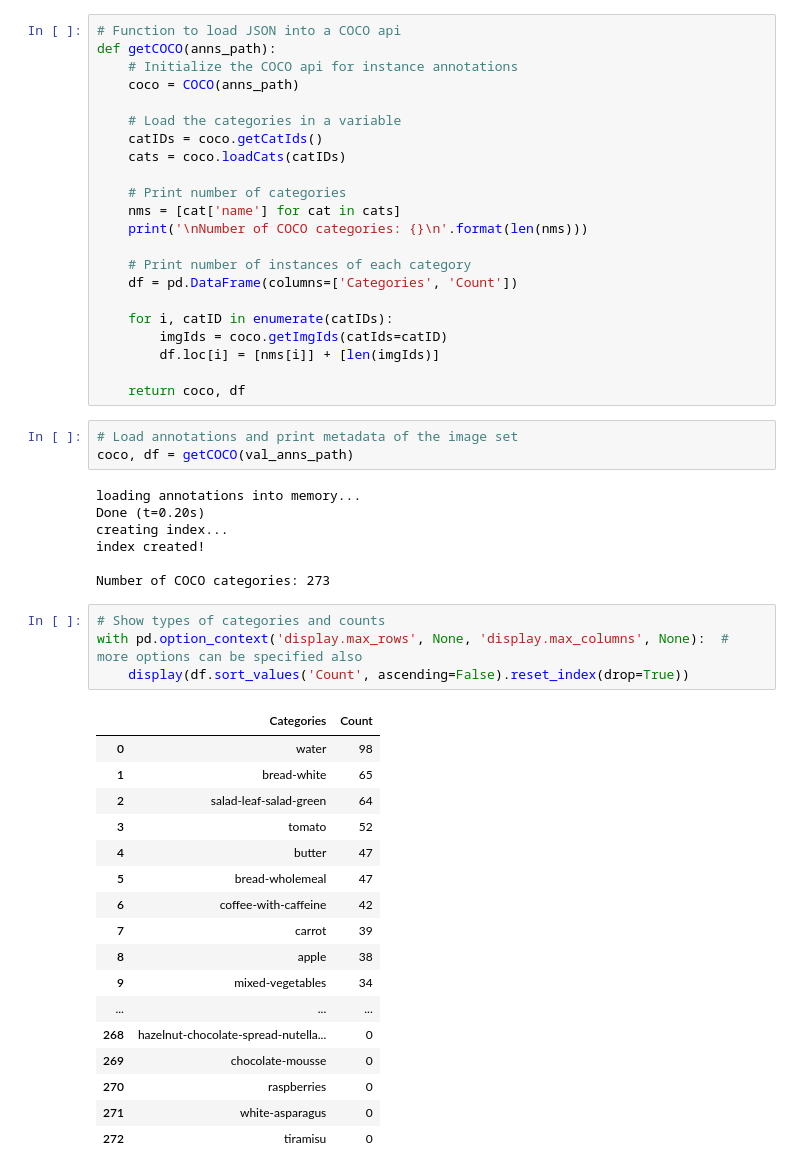
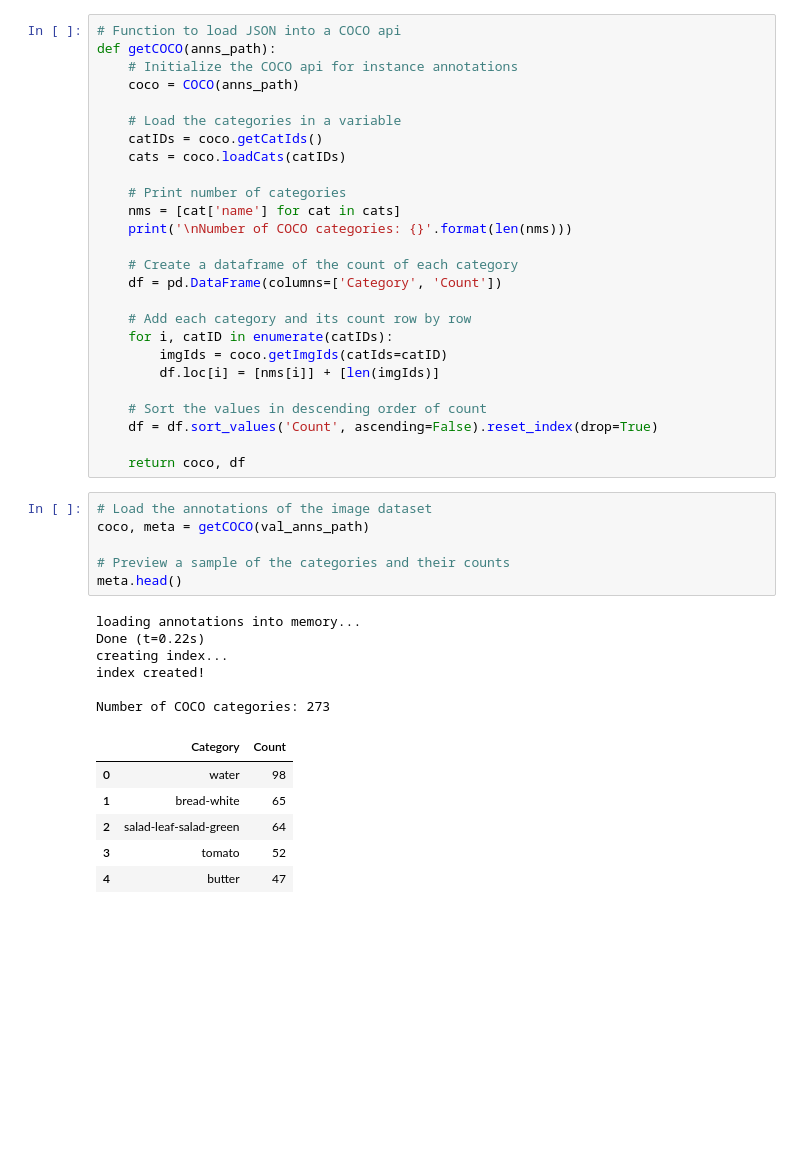
Before and after one commit to lucamarini22/food-recognition-challenge, a Jupyter notebook: food-recognition-challenge.ipynb, the cells around one changed output. Saved outputs shown, nothing was run; the diff lists cells and outputs as text; blank space fills up the shorter version.

```diff
--- a/food-recognition-challenge.ipynb
+++ b/food-recognition-challenge.ipynb
@@ -50,45 +53,36 @@ def getCOCO(anns_path):
 
     # Print number of categories
     nms = [cat['name'] for cat in cats]
-    print('\nNumber of COCO categories: {}\n'.format(len(nms)))
+    print('\nNumber of COCO categories: {}'.format(len(nms)))
 
-    # Print number of instances of each category
-    df = pd.DataFrame(columns=['Categories', 'Count'])
+    # Create a dataframe of the count of each category
+    df = pd.DataFrame(columns=['Category', 'Count'])
 
+    # Add each category and its count row by row
     for i, catID in enumerate(catIDs):
         imgIds = coco.getImgIds(catIds=catID)
         df.loc[i] = [nms[i]] + [len(imgIds)]
 
+    # Sort the values in descending order of count
+    df = df.sort_values('Count', ascending=False).reset_index(drop=True)
+
     return coco, df
 # %%
-# Load annotations and print metadata of the image set
-coco, df = getCOCO(val_anns_path)
+# Load the annotations of the image dataset
+coco, meta = getCOCO(val_anns_path)
+
+# Preview a sample of the categories and their counts
+meta.head()
 # %% [output]
 loading annotations into memory...
-Done (t=0.20s)
+Done (t=0.22s)
 creating index...
 index created!
 
 Number of COCO categories: 273
+|  | Category | Count |
+| 0 | water | 98 |
+| 1 | bread-white | 65 |
+| 2 | salad-leaf-salad-green | 64 |
+| 3 | tomato | 52 |
+| 4 | butter | 47 |
-# %%
-# Show types of categories and counts
-with pd.option_context('display.max_rows', None, 'display.max_columns', None):  # more options can be specified also
-    display(df.sort_values('Count', ascending=False).reset_index(drop=True))
-# %% [output]
-|  | Categories | Count |
-| 0 | water | 98 |
-| 1 | bread-white | 65 |
-| 2 | salad-leaf-salad-green | 64 |
-| 3 | tomato | 52 |
-| 4 | butter | 47 |
-| 5 | bread-wholemeal | 47 |
-| 6 | coffee-with-caffeine | 42 |
-| 7 | carrot | 39 |
-| 8 | apple | 38 |
-| 9 | mixed-vegetables | 34 |
-| ... | ... | ... |
-| 268 | hazelnut-chocolate-spread-nutella... | 0 |
-| 269 | chocolate-mousse | 0 |
-| 270 | raspberries | 0 |
-| 271 | white-asparagus | 0 |
-| 272 | tiramisu | 0 |
```
Also changed, not shown: parts of 26 cells of this notebook.
